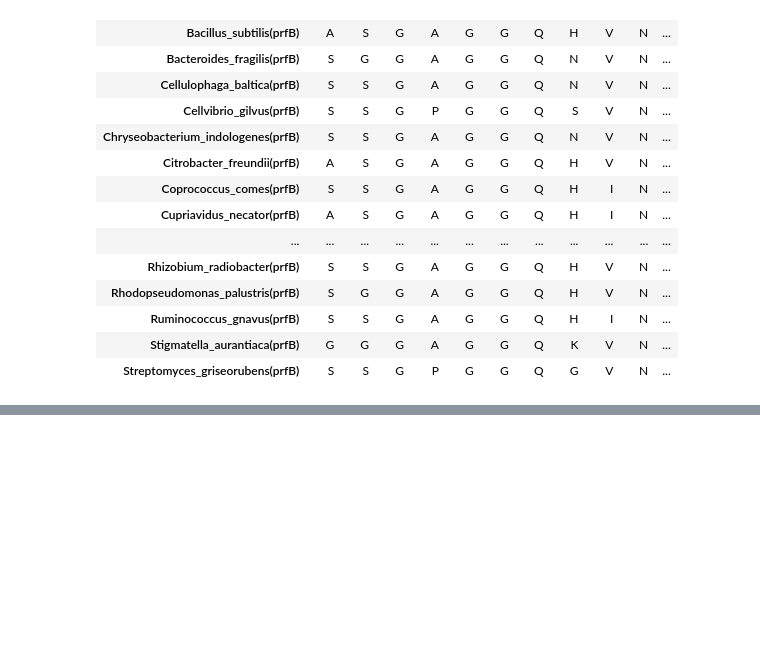
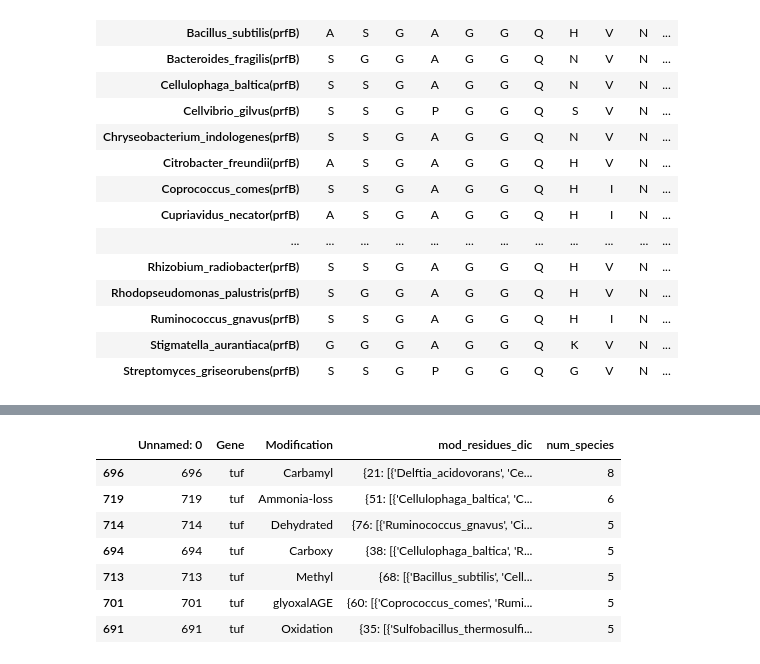
Before and after one commit to nanel96/BIO_465_PTM, a Jupyter notebook: Make Figures 4 & 5) Alignments.ipynb, the cells around one changed output, grey strips where cells are left out. Saved outputs shown, nothing was run; the diff lists cells and outputs as text; code cells hidden in the pictures; blank space fills up the shorter version.

```diff
--- a/Make Figures 4 & 5) Alignments.ipynb
+++ b/Make Figures 4 & 5) Alignments.ipynb
@@ -173,0 +226,12 @@ tuf
+# %%
+tuf_df = ptm_df[ptm_df.Gene == 'tuf']
+tuf_df
+# %% [output]
+|  | Unnamed: 0 | Gene | Modification | mod_residues_dic | num_species |
+| 696 | 696 | tuf | Carbamyl | {21: [{'Delftia_acidovorans', 'Ce... | 8 |
+| 719 | 719 | tuf | Ammonia-loss | {51: [{'Cellulophaga_baltica', 'C... | 6 |
+| 714 | 714 | tuf | Dehydrated | {76: [{'Ruminococcus_gnavus', 'Ci... | 5 |
+| 694 | 694 | tuf | Carboxy | {38: [{'Cellulophaga_baltica', 'R... | 5 |
+| 713 | 713 | tuf | Methyl | {68: [{'Bacillus_subtilis', 'Cell... | 5 |
+| 701 | 701 | tuf | glyoxalAGE | {60: [{'Coprococcus_comes', 'Rumi... | 5 |
+| 691 | 691 | tuf | Oxidation | {35: [{'Sulfobacillus_thermosulfi... | 5 |
```
Also changed, not shown: parts of 10 cells of this notebook, 7 other files.
